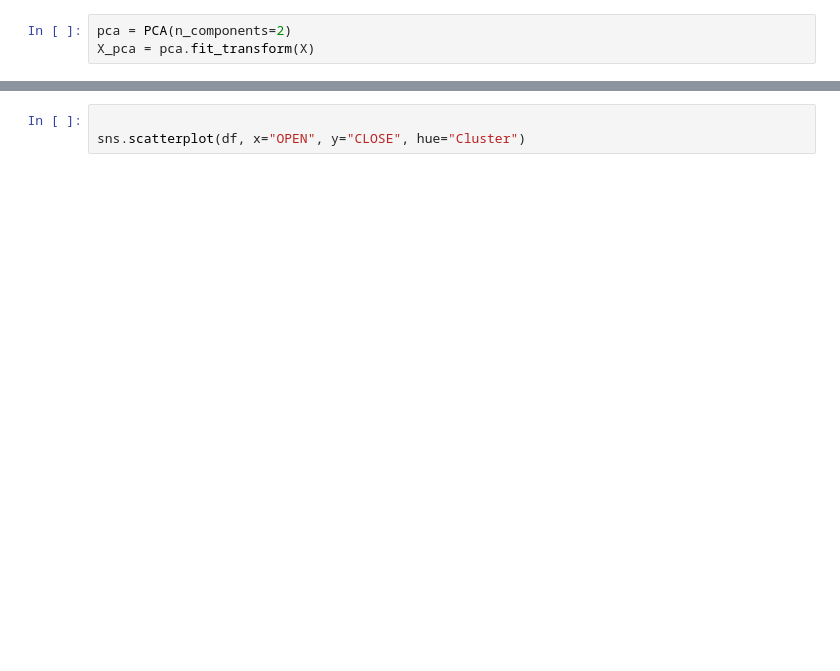
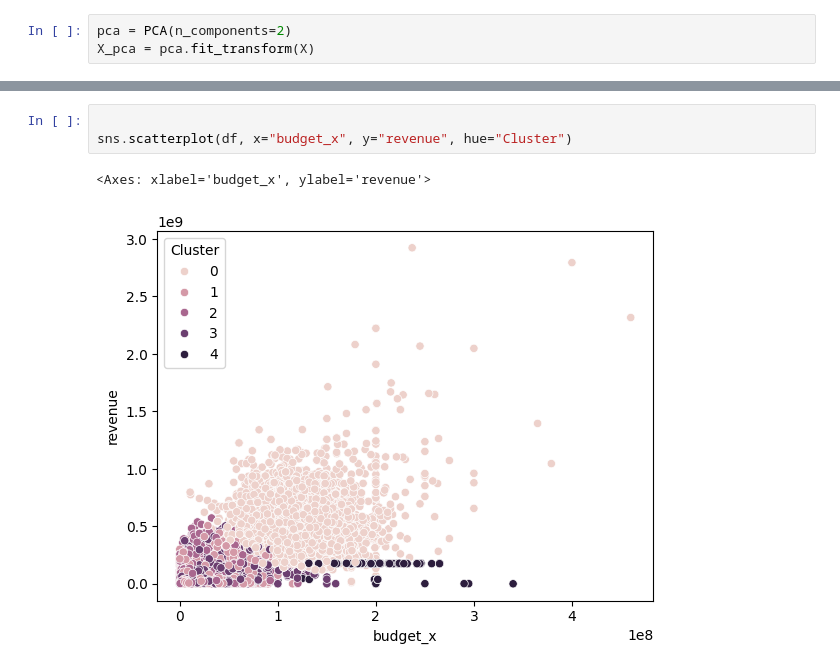
Before and after one commit to A01403572/SemanaTec, a Jupyter notebook: Kmeans.ipynb, the cells around one changed output, grey strips where cells are left out. Cells and saved outputs as stored; diff of their text form; blank space fills up the shorter version.

```diff
--- a/Kmeans.ipynb
+++ b/Kmeans.ipynb
@@ -67,3 +125,6 @@ sns.barplot(df, x="Cluster", y="TOTALTRADES", estimator="mean")
 # %%
 
-sns.scatterplot(df, x="OPEN", y="CLOSE", hue="Cluster")
+sns.scatterplot(df, x="budget_x", y="revenue", hue="Cluster")
+# %% [output]
+<Axes: xlabel='budget_x', ylabel='revenue'>
+[figure, added]
```
Also changed, not shown: parts of 11 cells of this notebook.
